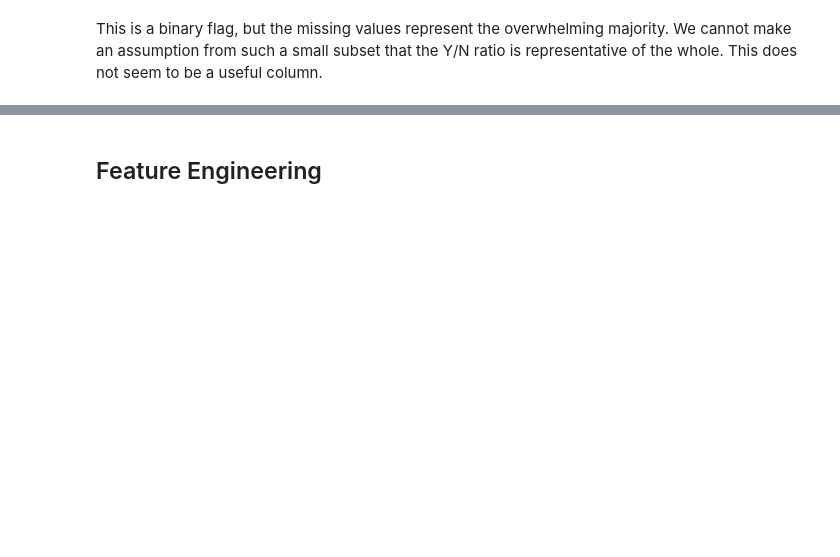
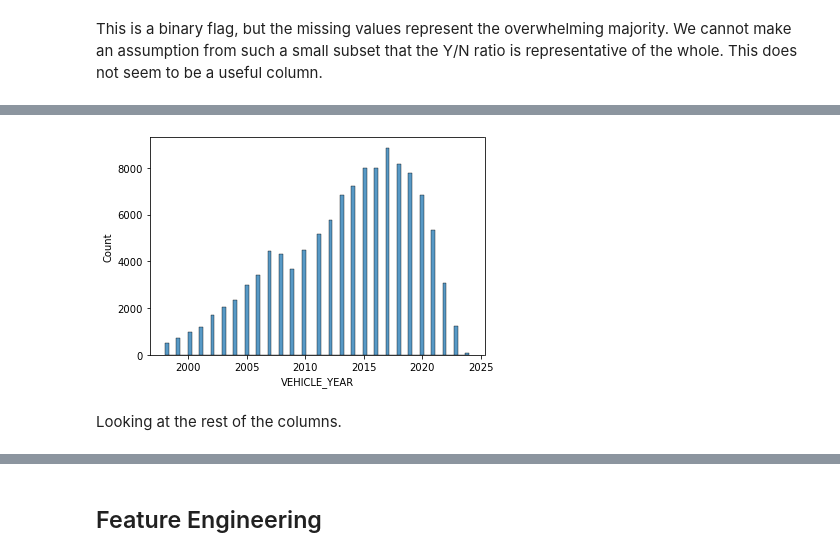
Before and after one commit to dangrosen/Chicago-Car-Accidents, a Jupyter notebook: notebook-Dan.ipynb, the cells around one changed output, grey strips where cells are left out. Cells and saved outputs as stored; diff of their text form; code cells hidden in the pictures; blank space fills up the shorter version.

```diff
--- a/notebook-Dan.ipynb
+++ b/notebook-Dan.ipynb
@@ -376,0 +379,6 @@ Something needs to be done with VEHICLE_YEAR
+# %%
+sns.histplot(df["VEHICLE_YEAR"]);
+# %% [output]
+[figure, added]
+# %% [markdown]
+Looking at the rest of the columns.
```
Also changed, not shown: parts of 374 cells of this notebook.
